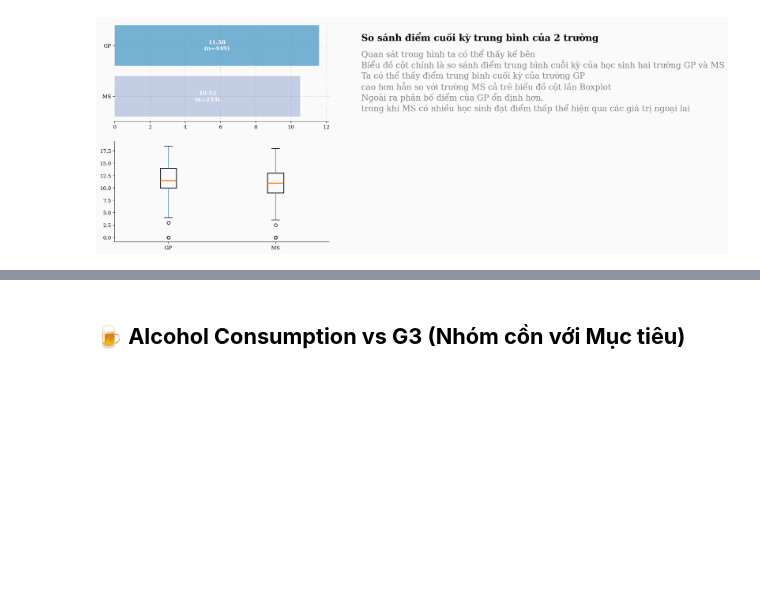
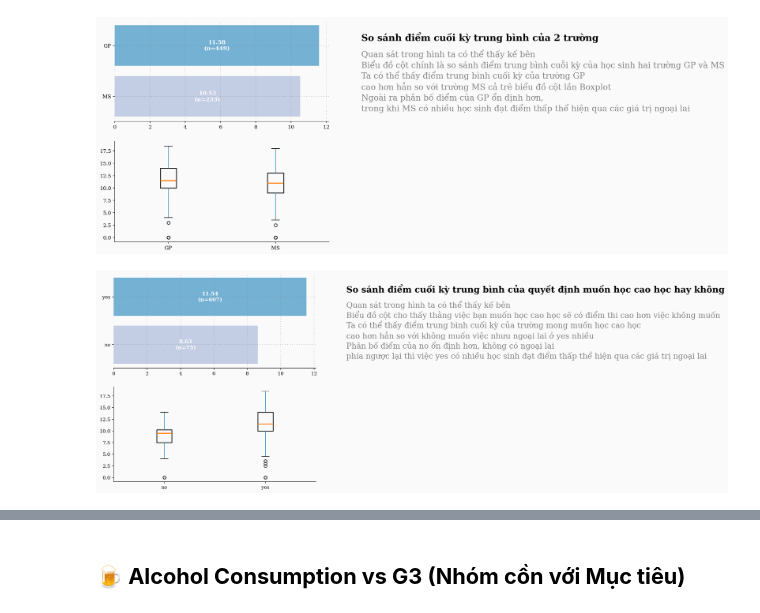
Before and after one commit to TienNguyen0712/student-alcohol-consumption-data-mining, a Jupyter notebook: notebooks/03_eda.ipynb, the cells around one changed output, grey strips where cells are left out. Drawn from its saved outputs; the diff is of its cells as text; code cells hidden in the pictures; blank space fills up the shorter version.

```diff
--- a/notebooks/03_eda.ipynb
+++ b/notebooks/03_eda.ipynb
@@ -153,3 +154,65 @@ ax_text.text(0, 0.1,
 plt.show()
 # %% [output]
 [figure]
+# %%
+higher_stats = (student_merge
+                .groupby('higher')['G3']
+                .agg(mean='mean', n='count')
+                .sort_values('mean'))
+
+colors = palette
+
+fig = plt.figure(figsize=(12, 8))
+gs = fig.add_gridspec(2, 2, height_ratios=[1, 1], width_ratios=[2, 1], hspace=0.2, wspace=0.2)
+
+ax_bar = fig.add_subplot(gs[0, 0])
+ax_text = fig.add_subplot(gs[0, 1])
+ax_box = fig.add_subplot(gs[1, 0])
+
+
+ax_bar.barh(higher_stats.index, higher_stats['mean'], color=colors, alpha=0.9)
+
+for y, (mean_val, n_val) in enumerate(zip(higher_stats['mean'], higher_stats['n'])):
+    ax_bar.annotate(f"{mean_val:.2f}\n(n={n_val})",
+                    xy=(mean_val / 2, y),   # giữa cột
+                    va='center', ha='center',
+                    fontsize=11, color='white',
+                    fontweight='bold')
+
+ax_bar.set_xlabel("")
+ax_bar.set_ylabel("")
+
+for s in ['top', 'right', 'left']:
+    ax_bar.spines[s].set_visible(False)
+
+ax_bar.grid(which='major', axis='x', zorder=0, color='gray', linestyle=':', dashes=(1,5))
+ax_bar.grid(color='gray', linestyle=':', axis='y', zorder=0,  dashes=(1,5))
+
+student_merge.boxplot(column='G3', by='higher', ax=ax_box,
+                      grid=False,
+                      boxprops=dict(linewidth=1.5),
+                      medianprops=dict(linewidth=2))
+
+for s in ['top', 'right']:
+    ax_box.spines[s].set_visible(False)
+
+ax_box.set_xlabel("")
+ax_box.set_ylabel("")
+ax_box.set_title("")
+
+plt.suptitle("")
+ax_text.axis('off')  # Ẩn trục
+
+ax_text.text(0, 0.8,
+             "So sánh điểm cuối kỳ trung bình của quyết định muốn học cao học hay không",
+             fontsize=18, fontweight='bold', fontfamily='serif')
+
+ax_text.text(0, 0.1,
+             "Quan sát trong hình ta có thể thấy kế bên\nBiểu đồ cột cho thấy thằng việc bạn muốn học cao học sẽ có điểm thi cao hơn việc không muốn\n"
+             "Ta có thể thấy điểm trung bình cuối kỳ của trường mong muốn học cao học \ncao hơn hẳn so với không muốn việc nhưu ngoại lai ở yes nhiều\n"
+             "Phân bố điểm của no ổn định hơn, không có ngoại lai \nphía ngược lại thì việc yes có nhiều học sinh đạt điểm thấp thể hiện qua các giá trị ngoại lai",
+             fontsize=16,  color="gray")
+
+plt.show()
+# %% [output]
+[figure, added]
```
Also changed, not shown: parts of 7 cells of this notebook.
